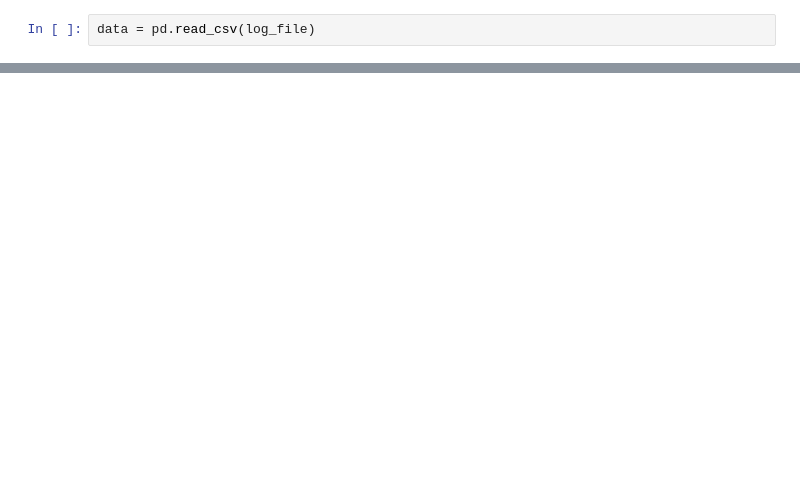
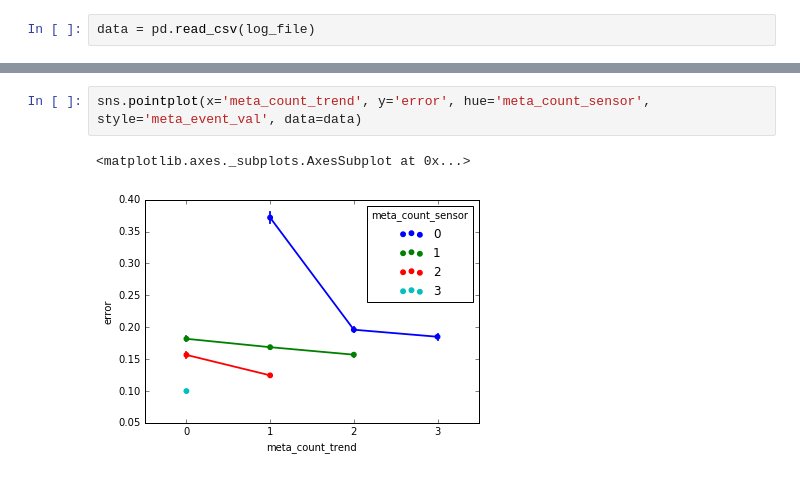
Before and after one commit to mmmatthew/cq-analysis, a Jupyter notebook: result analysis.ipynb, the cells around one changed output, grey strips where cells are left out. Cells and saved outputs as stored; diff of their text form; blank space fills up the shorter version.

```diff
--- a/result analysis.ipynb
+++ b/result analysis.ipynb
@@ -22,0 +100,5 @@ ValueError: Could not interpret input 'error'
+# %%
+sns.pointplot(x='meta_count_trend', y='error', hue='meta_count_sensor', style='meta_event_val', data=data)
+# %% [output]
+<matplotlib.axes._subplots.AxesSubplot at 0x...>
+[figure, added]
```
Also changed, not shown: parts of 16 cells of this notebook, 6 other files.
